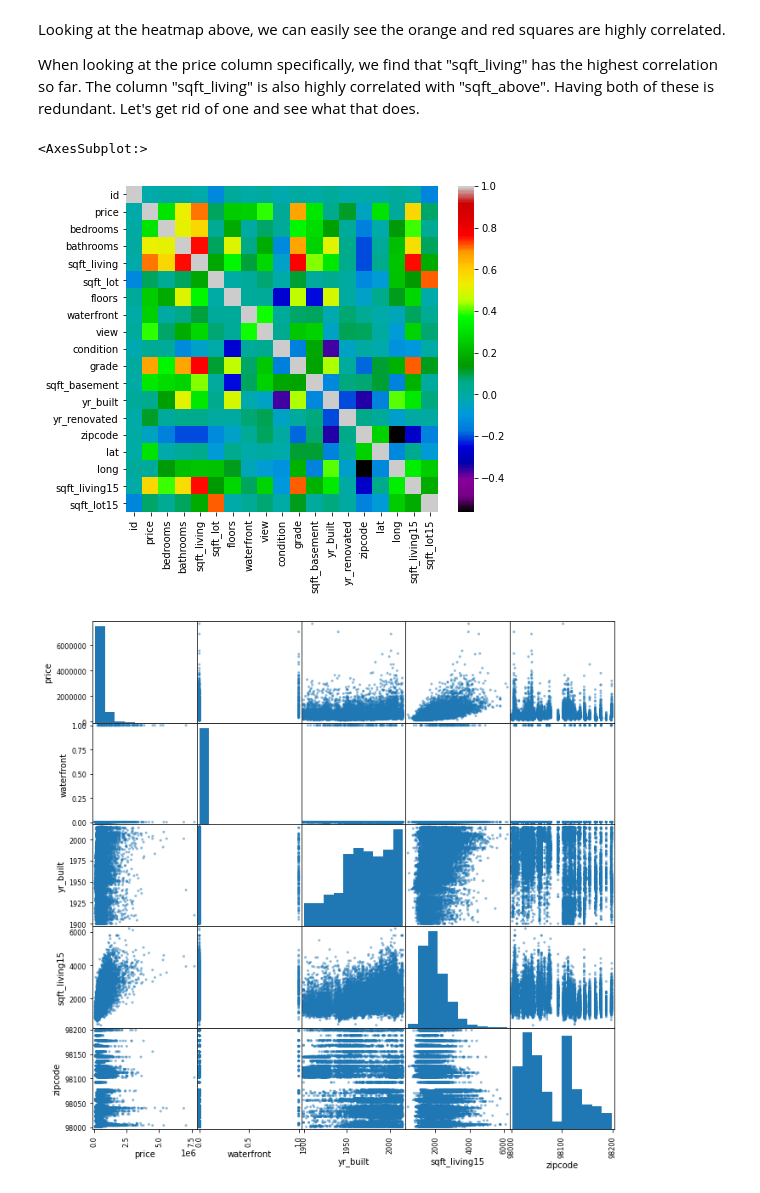
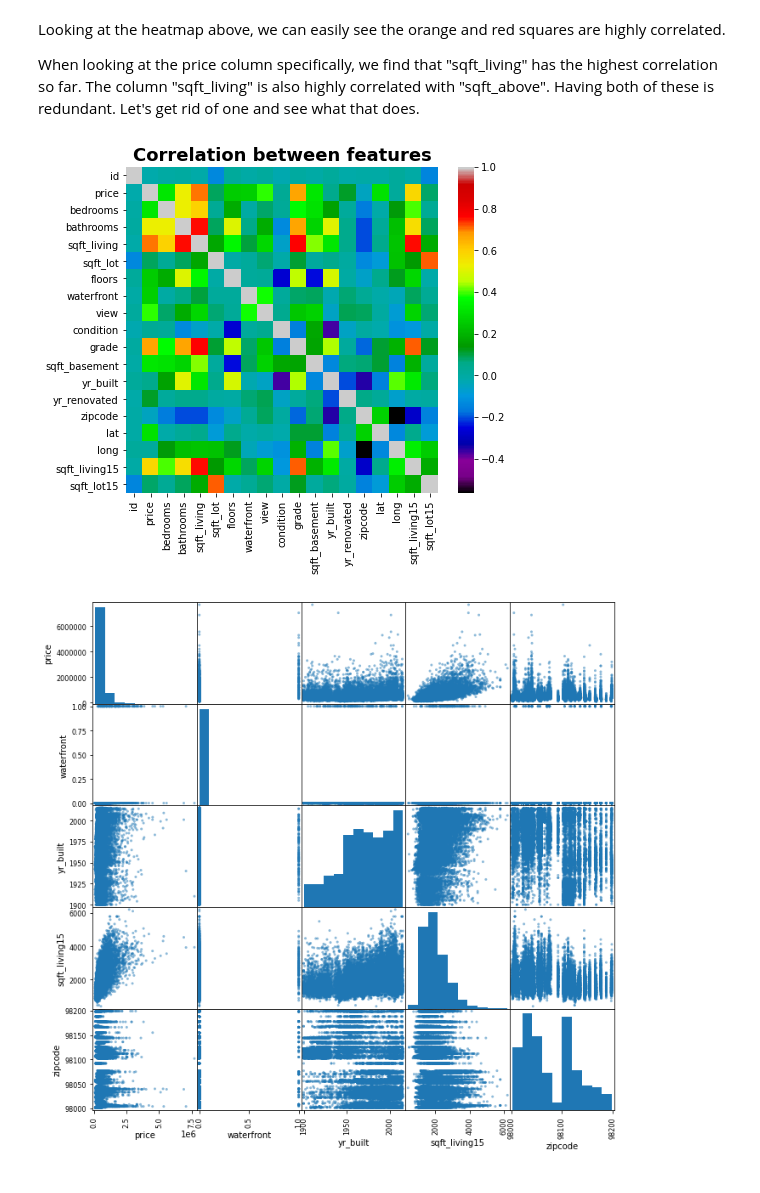
Before and after one commit to cassnutt/Housing_price_predictions, a Jupyter notebook: EDA Notebook.ipynb, the cells around one changed output. Saved outputs shown, nothing was run; the diff lists cells and outputs as text; code cells hidden in the pictures.

```diff
--- a/EDA Notebook.ipynb
+++ b/EDA Notebook.ipynb
@@ -85,7 +85,7 @@ Name: sqft_basement, Length: 304, dtype: float64
 0.2% of the data is marked as '?' while 59.3% is marked as '0.0'.
 # %%
 # change ? in column to 0 - most commonly seen value
-df['sqft_basement'] = df['sqft_basement'].replace('?', 0)
+df['sqft_basement'] = df['sqft_basement'].replace('?', '0.0')
 # %%
 df.sqft_basement.value_counts()
 # %% [output]
@@ -341,9 +341,10 @@ df1 = df.drop(columns= ['sqft_above'])
 # %%
 plt.figure(figsize=(7,6))
 sns.heatmap(df1.corr(), cmap= 'nipy_spectral')
+plt.title("Correlation between features",weight='bold',fontsize=18)
+plt.show()
 # %% [output]
-<AxesSubplot:>
-[figure, old version]
+[figure, new version]
 # %%
 df2 = df1[['price', 'waterfront', 'yr_built', 'sqft_living15', 'zipcode']]
 # %%
```
Also changed, not shown: parts of 5 cells of this notebook.
